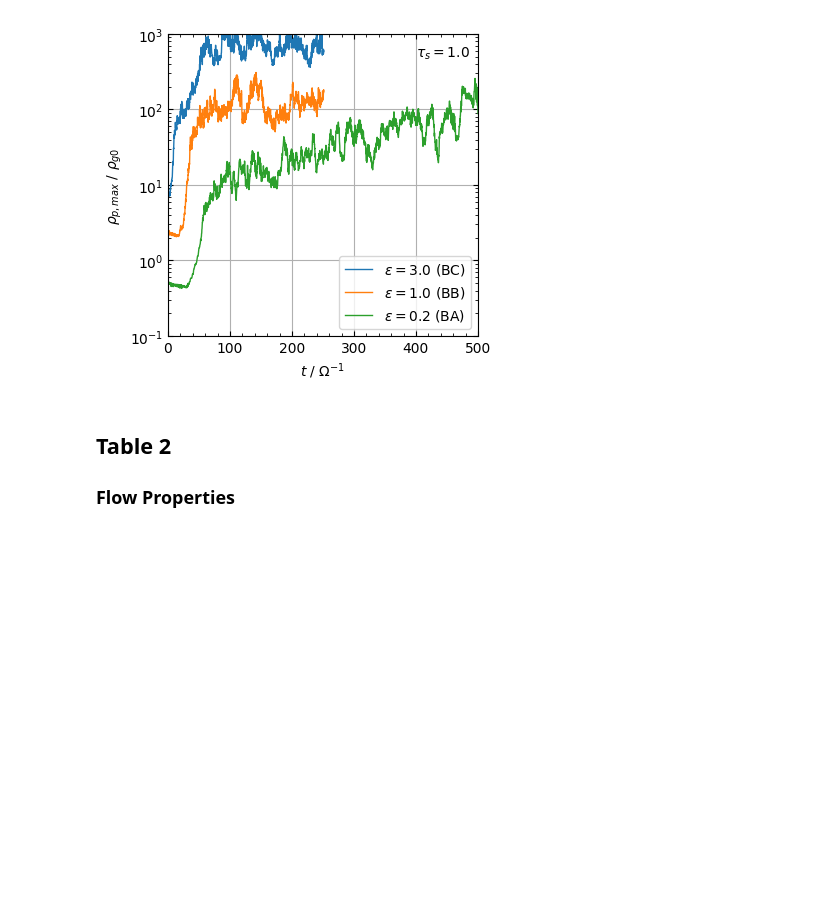
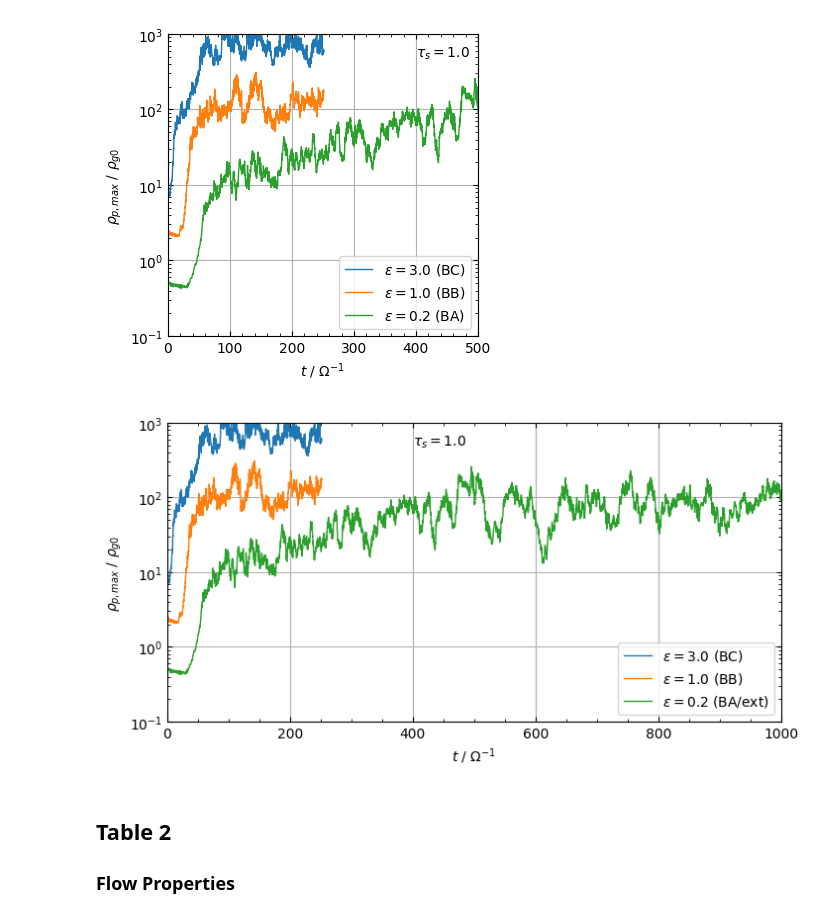
Before and after one commit to sabaronett/streaming-instability, a Jupyter notebook: ipynb/JY07-512.ipynb, the cells around one changed output. Drawn from its saved outputs; the diff is of its cells as text; code cells hidden in the pictures; blank space fills up the shorter version.

```diff
--- a/ipynb/JY07-512x512.ipynb
+++ b/ipynb/JY07-512.ipynb
@@ -161,6 +161,30 @@ ax.legend()
 ax.grid()
 # %% [output]
 [figure]
+# %%
+fig, ax = plt.subplots(figsize=(8,4), dpi=100)
+runs = ['BC', 'BB', 'BA/ext']
+
+for run in runs:
+    # Load simulation parameters and plot NAS results
+    athinput = athena_read.athinput('../nonlinear/512x512/%s/athinput.si'%run)
+    Omega = athinput['problem']['omega']
+    epsilon = athinput['problem']['epsilon']
+    label = r'$\epsilon={:.1f}$ ({:s})'.format(epsilon, run)
+    data = np.loadtxt('../nonlinear/512x512/%s/plots/growth.txt'%run)
+    times, rhopmax = data[:, 0]*Omega, data[:, 1]
+    ax.semilogy(times, rhopmax, label=label, lw=1)
+
+ax.set_ylabel(r'$\rho_{p,max}$ / $\rho_{g0}$')
+ax.set_xlabel(r'$t$ / $\Omega^{-1}$')
+ax.minorticks_on()
+ax.tick_params(axis='both', which='both', top=True, right=True, direction='in')
+ax.text(400, 500, r'$\tau_s={:.1f}$'.format(tau_s))
+ax.set(xlim=(0, 1000), ylim=(0.1, 1000))
+ax.legend()
+ax.grid()
+# %% [output]
+[figure, added]
 # %% [markdown]
 ## Table 2
 ### Flow Properties
```
Also changed, not shown: parts of 2 cells of this notebook.
